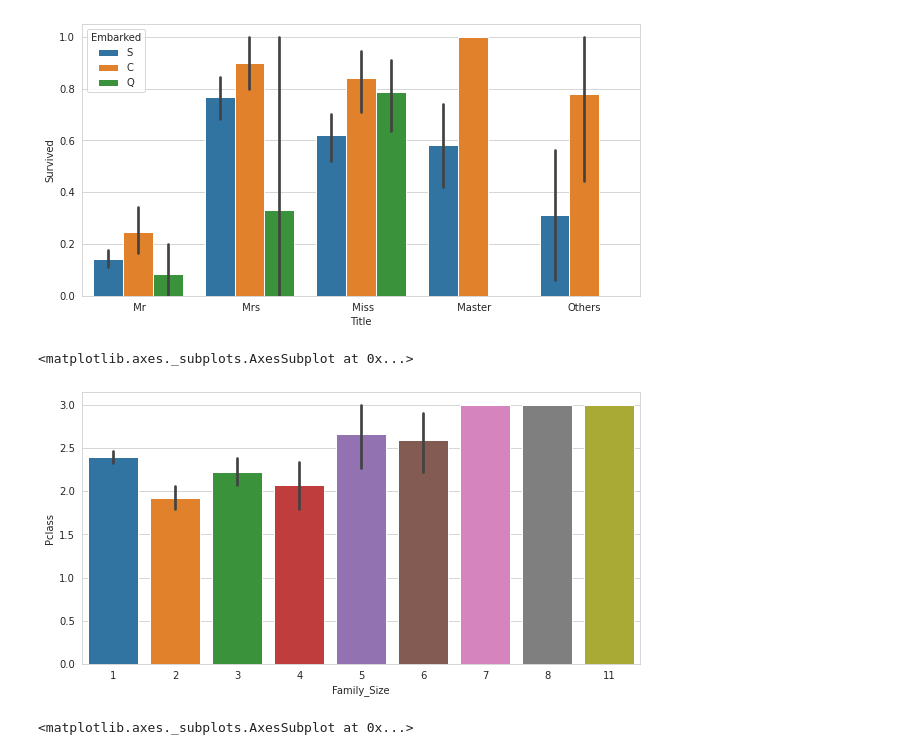
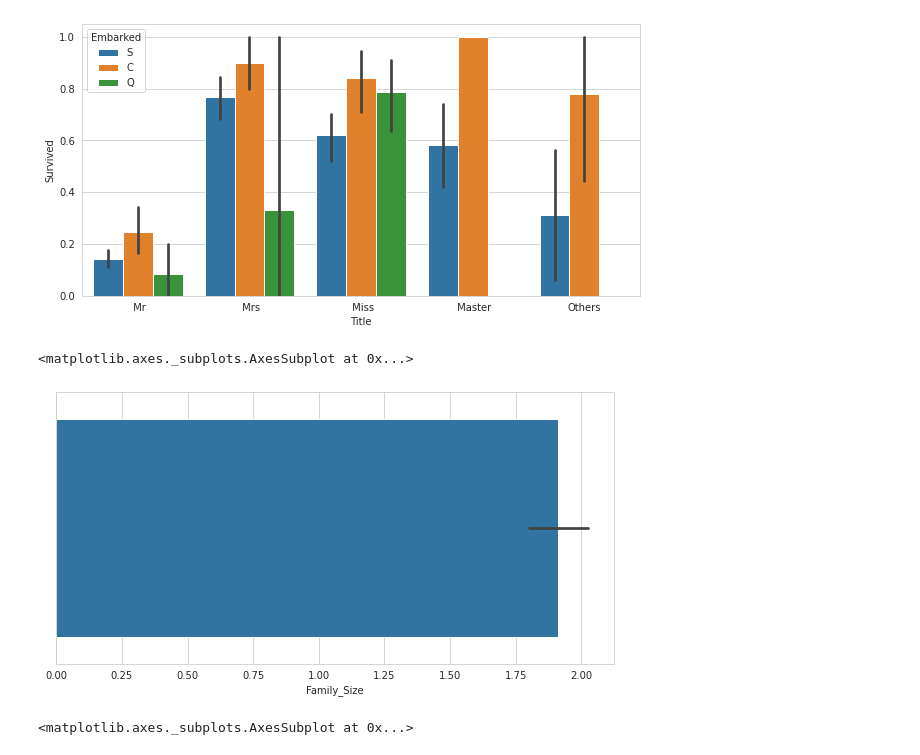
Before and after one commit to ShinyQ/Python-Data-Mining-Titanic_Train_set, a Jupyter notebook: TrainSet.ipynb, the cells around one changed output. Saved outputs shown, nothing was run; the diff lists cells and outputs as text; code cells hidden in the pictures.

```diff
--- a/TrainSet.ipynb
+++ b/TrainSet.ipynb
@@ -458,10 +458,10 @@ sns.barplot(x='Title', y='Survived', hue='Embarked', data = train)
 [figure]
 # %%
 plt.figure(figsize=(10,5))
-sns.barplot(x='Family_Size', y='Pclass', data = train)
+sns.barplot(x='Family_Size', hue='Pclass', data = train)
 # %% [output]
 <matplotlib.axes._subplots.AxesSubplot at 0x...>
-[figure, old version]
+[figure, new version]
 # %%
 plt.figure(figsize=(10,5))
 sns.barplot(x='IsAlone', y='Survived', hue='Sex', data = train)
```
Also changed, not shown: parts of 6 cells of this notebook.
